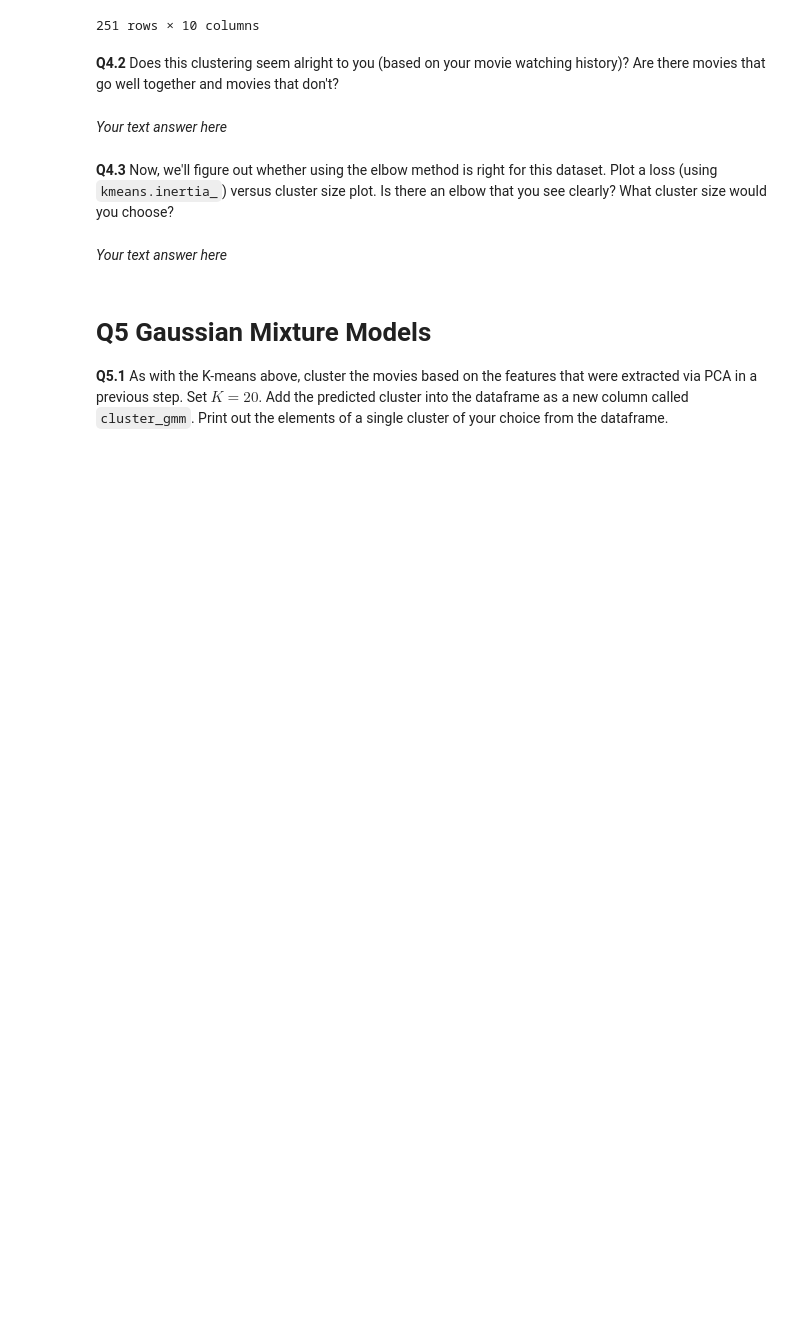
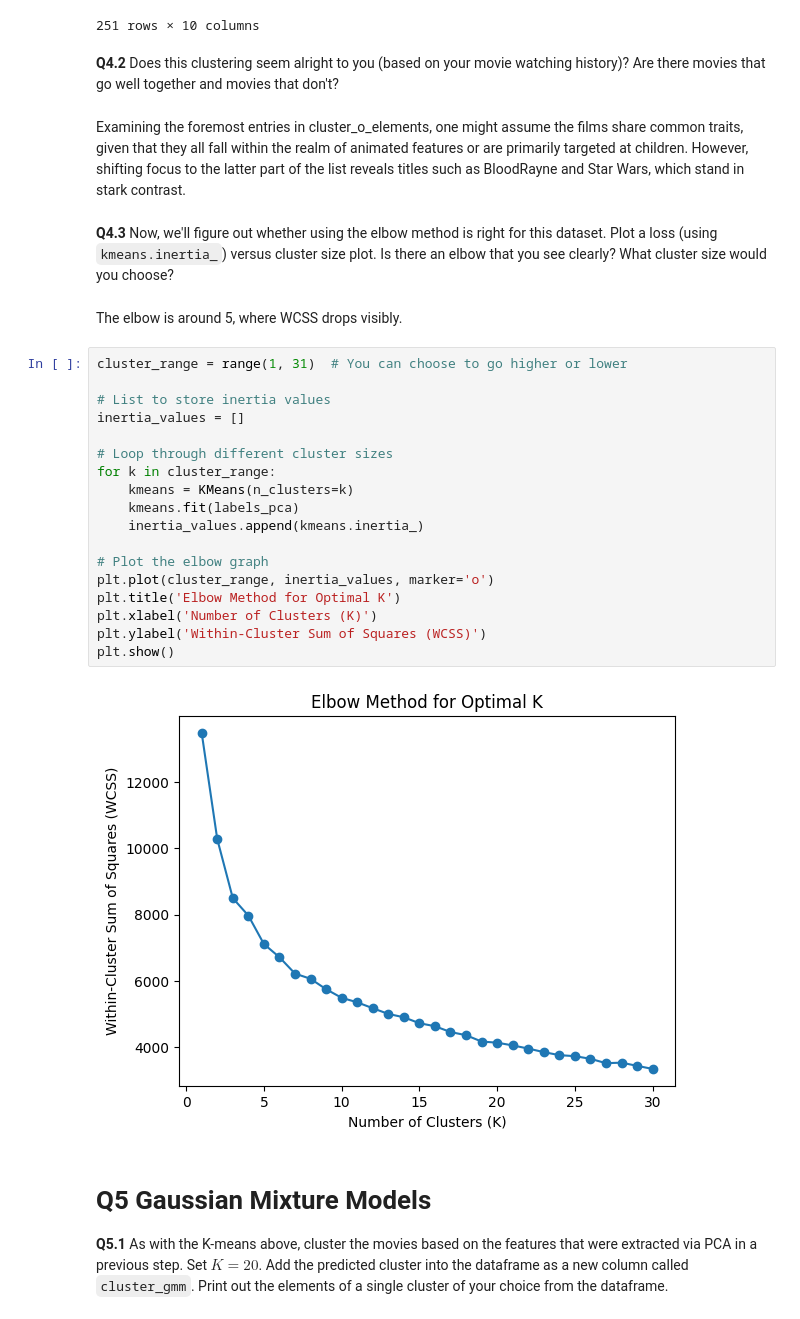
Before and after one commit to RiccardoZatti/TMDL, a Jupyter notebook: TMDL_2024_25_Assignment_3,_Qs_only.ipynb, the cells around one changed output. Saved outputs shown, nothing was run; the diff lists cells and outputs as text; blank space fills up the shorter version.

```diff
--- a/TMDL_2024_25_Assignment_3,_Qs_only.ipynb
+++ b/TMDL_2024_25_Assignment_3,_Qs_only.ipynb
@@ -404,12 +405,32 @@ df[df["cluster_kmeans"] == 0]
 251 rows × 10 columns
 # %% [markdown]
 **Q4.2** Does this clustering seem alright to you (based on your movie watching history)? Are there movies that go well together and movies that don't?
-# %% [markdown]
-*Your text answer here*
+# %% [markdown]
+Examining the foremost entries in cluster_o_elements, one might assume the films share common traits, given that they all fall within the realm of animated features or are primarily targeted at children. However, shifting focus to the latter part of the list reveals titles such as BloodRayne and Star Wars, which stand in stark contrast.
 # %% [markdown]
 **Q4.3** Now, we'll figure out whether using the elbow method is right for this dataset. Plot a loss (using `kmeans.inertia_`) versus cluster size plot. Is there an elbow that you see clearly? What cluster size would you choose?
-# %% [markdown]
-*Your text answer here*
+# %% [markdown]
+The elbow is around 5, where WCSS drops visibly.
+# %%
+cluster_range = range(1, 31)  # You can choose to go higher or lower
+
+# List to store inertia values
+inertia_values = []
+
+# Loop through different cluster sizes
+for k in cluster_range:
+    kmeans = KMeans(n_clusters=k)
+    kmeans.fit(labels_pca)
+    inertia_values.append(kmeans.inertia_)
+
+# Plot the elbow graph
+plt.plot(cluster_range, inertia_values, marker='o')
+plt.title('Elbow Method for Optimal K')
+plt.xlabel('Number of Clusters (K)')
+plt.ylabel('Within-Cluster Sum of Squares (WCSS)')
+plt.show()
+# %% [output]
+[figure, added]
 # %% [markdown]
 # Q5 Gaussian Mixture Models
 
```
Also changed, not shown: parts of 32 cells of this notebook.
